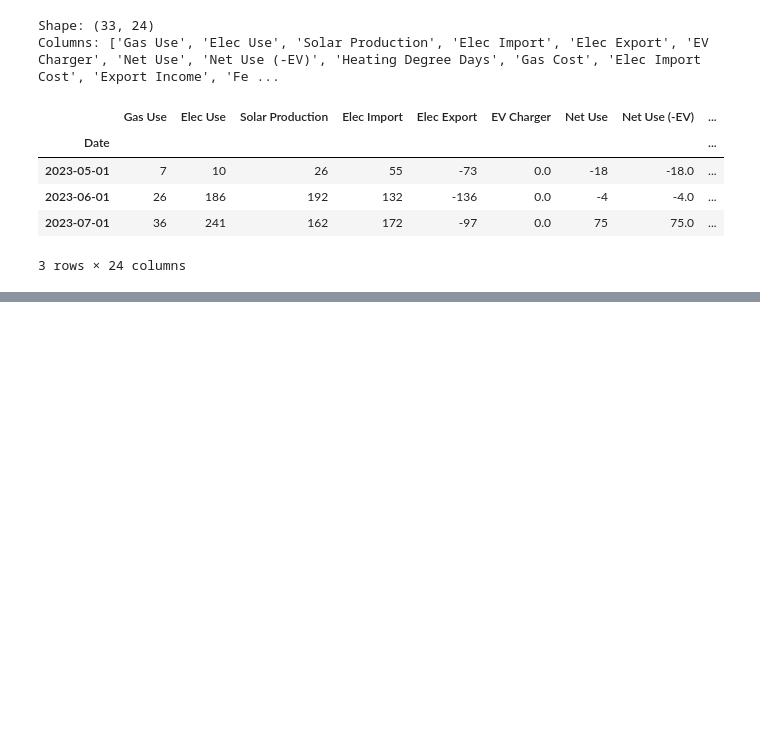
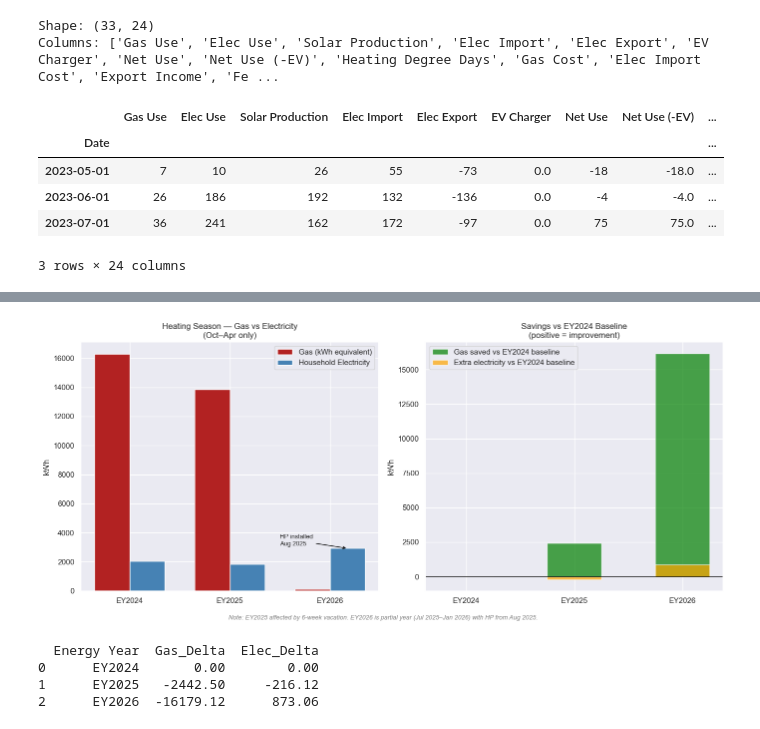
Before and after one commit to DavidRSDowling/industrial-ai, a Jupyter notebook: home_energy_analysis.ipynb, the cells around one changed output, grey strips where cells are left out. Saved outputs shown, nothing was run; the diff lists cells and outputs as text; code cells hidden in the pictures; blank space fills up the shorter version.

```diff
--- a/home_energy_analysis.ipynb
+++ b/home_energy_analysis.ipynb
@@ -158,0 +460,59 @@ Columns: ['Gas Use', 'Elec Use', 'Solar Production', 'Elec Import', 'Elec Export
+# %%
+fig, (ax1, ax2) = plt.subplots(1, 2, figsize=(14, 6))
+
+# Left - Energy used for heating (gas kWh vs household electricity)
+x = np.arange(len(heating_summary))
+width = 0.35
+
+ax1.bar(x - width/2, heating_summary["Gas_kWh"], width,
+        color="firebrick", label="Gas (kWh equivalent)")
+ax1.bar(x + width/2, heating_summary["Household_Elec"], width,
+        color="steelblue", label="Household Electricity")
+ax1.set_title("Heating Season — Gas vs Electricity\n(Oct–Apr only)")
+ax1.set_ylabel("kWh")
+ax1.set_xticks(x)
+ax1.set_xticklabels(heating_summary["Energy Year"])
+ax1.legend()
+
+# Add annotation for HP installation
+ax1.annotate("HP installed\nAug 2025",
+             xy=(2 + width/2, heating_summary["Household_Elec"].iloc[2]),
+             xytext=(1.5, heating_summary["Household_Elec"].iloc[2] + 200),
+             arrowprops=dict(arrowstyle="->", color="black"),
+             fontsize=9)
+
+# Right - Gas savings vs electricity increase
+heating_summary["Gas_Saved_kWh"] = heating_summary["Gas_kWh"].iloc[0] - heating_summary["Gas_kWh"]
+heating_summary["Elec_Increase_kWh"] = heating_summary["Household_Elec"] - heating_summary["Household_Elec"].iloc[0]
+
+ax2.bar(x, heating_summary["Gas_Saved_kWh"], width=0.5,
+        color="green", alpha=0.7, label="Gas saved vs EY2024 baseline")
+ax2.bar(x, heating_summary["Elec_Increase_kWh"], width=0.5,
+        color="orange", alpha=0.7, label="Extra electricity vs EY2024 baseline")
+ax2.axhline(y=0, color="black", linewidth=0.8)
+ax2.set_title("Savings vs EY2024 Baseline\n(positive = improvement)")
+ax2.set_ylabel("kWh")
+ax2.set_xticks(x)
+ax2.set_xticklabels(heating_summary["Energy Year"])
+ax2.legend()
+
+# Add caveat note
+fig.text(0.5, -0.02,
+         "Note: EY2025 affected by 6-week vacation. EY2026 is partial year (Jul 2025–Jan 2026) with HP from Aug 2025.",
+         ha="center", fontsize=9, style="italic", color="grey")
+
+plt.tight_layout()
+plt.show()
+# %% [output]
+[figure, added]
+# %%
+# Recalculate as deltas vs EY2024 baseline
+heating_summary["Gas_Delta"] = heating_summary["Gas_kWh"] - heating_summary["Gas_kWh"].iloc[0]
+heating_summary["Elec_Delta"] = heating_summary["Household_Elec"] - heating_summary["Household_Elec"].iloc[0]
+
+print(heating_summary[["Energy Year", "Gas_Delta", "Elec_Delta"]])
+# %% [output]
+  Energy Year  Gas_Delta  Elec_Delta
+0      EY2024       0.00        0.00
+1      EY2025   -2442.50     -216.12
+2      EY2026  -16179.12      873.06
```
Also changed, not shown: parts of 26 cells of this notebook.
